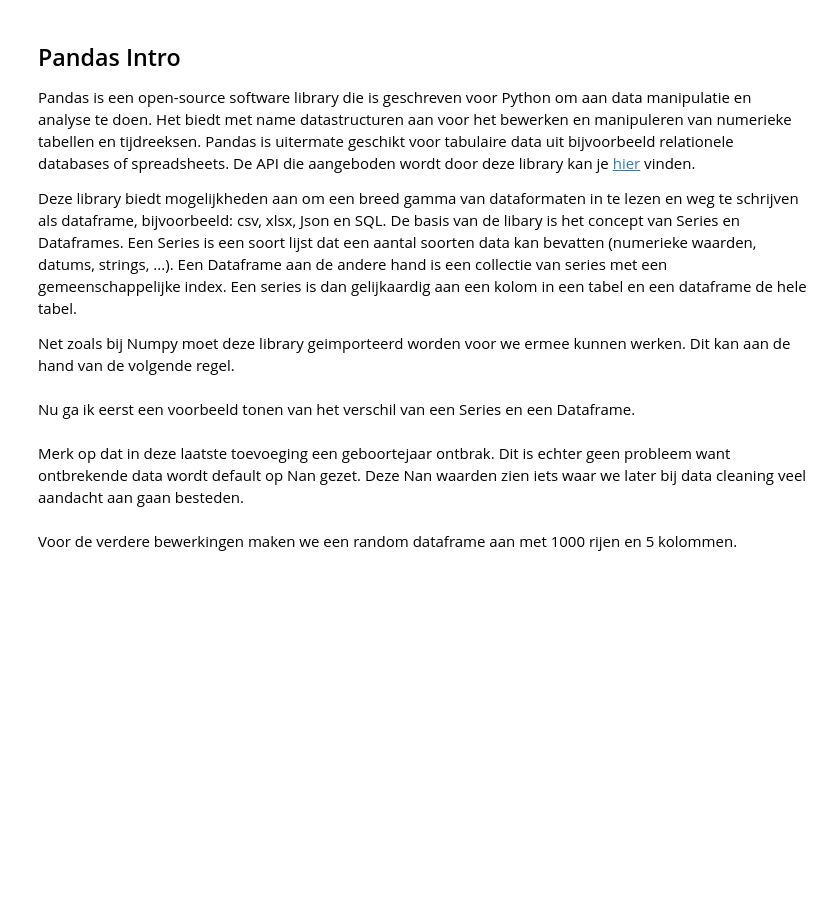
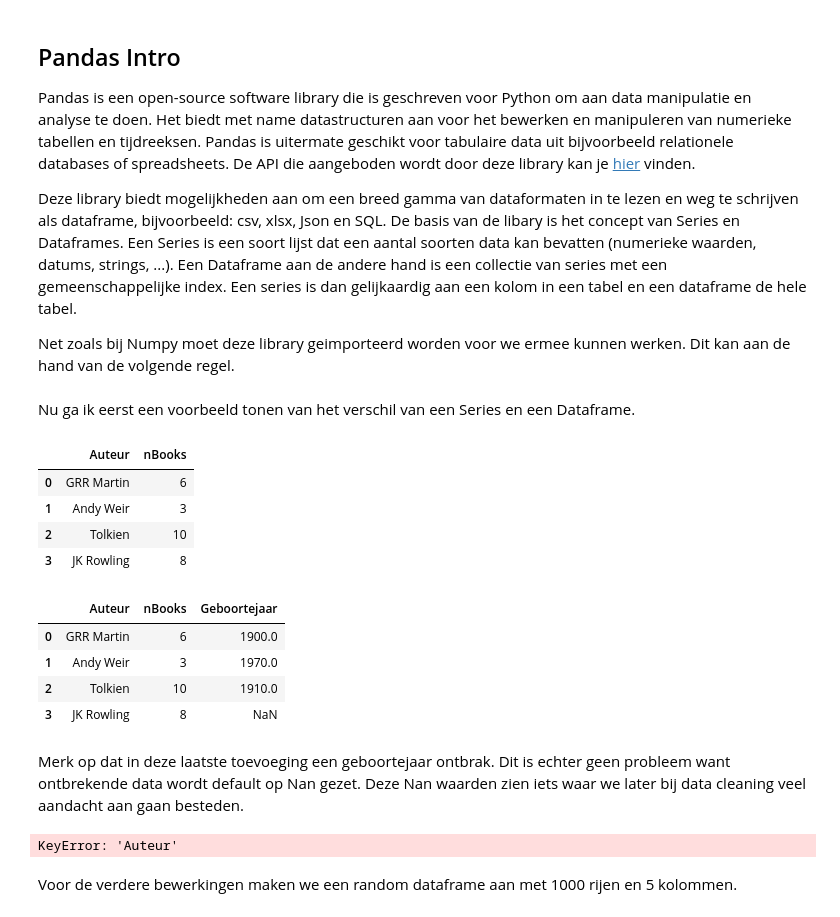
Before and after one commit to OdiseeDataScience2223/Leerstof, a Jupyter notebook: Week 1/PythonIntro.ipynb, the cells around one changed output. Drawn from its saved outputs; the diff is of its cells as text; code cells hidden in the pictures; blank space fills up the shorter version.

```diff
--- a/Week 1/PythonIntro.ipynb
+++ b/Week 1/PythonIntro.ipynb
@@ -454,8 +471,47 @@ import pandas as pd
 # %% [markdown]
 Nu ga ik eerst een voorbeeld tonen van het verschil van een Series en een Dataframe.
+# %%
+auteurs = pd.Series(["GRR Martin", "Andy Weir", "Tolkien", "JK Rowling"])
+
+books = pd.Series([6, 3, 10, 8])
+
+df = pd.DataFrame({"Auteur":auteurs, "nBooks": books})
+display(df) # display pirnt dataframes mooier dan een eenvoudige print
+
+# kolom toevoegen
+df["Geboortejaar"] = pd.Series([1900, 1970, 1910])
+df
+# %% [output]
+|  | Auteur | nBooks |
+| 0 | GRR Martin | 6 |
+| 1 | Andy Weir | 3 |
+| 2 | Tolkien | 10 |
+| 3 | JK Rowling | 8 |
+|  | Auteur | nBooks | Geboortejaar |
+| 0 | GRR Martin | 6 | 1900.0 |
+| 1 | Andy Weir | 3 | 1970.0 |
+| 2 | Tolkien | 10 | 1910.0 |
+| 3 | JK Rowling | 8 | NaN |
 # %% [markdown]
 Merk op dat in deze laatste toevoeging een geboortejaar ontbrak. Dit is echter geen probleem want ontbrekende data wordt default op Nan gezet.
 Deze Nan waarden zien iets waar we later bij data cleaning veel aandacht aan gaan besteden.
+# %%
+# indexering van dataframes
+
+df["Auteur"]
+df.Auteur
+# loc kan je gebruiken om te indexering op basis van de index/kolomnaam (waarde van de index)
+df.loc[2]
+df.loc[1:3]
+df.loc[1, "Auteur"]
+# iloc kan je gebruiken om te indexeren op basis van rangnummers (rijnummer)
+df.set_index("Auteur")
+df # index is niet aangepast
+df2 = df.set_index("Auteur")
+df.set_index("Auteur", inplace=True) # kan je maar 1 keer doen want anders bestaat die kolom niet meer
+df
+# %% [output]
+KeyError: 'Auteur'
 # %% [markdown]
 Voor de verdere bewerkingen maken we een random dataframe aan met 1000 rijen en 5 kolommen.
 # %%
```
Also changed, not shown: parts of 5 cells of this notebook, 3 other files.
